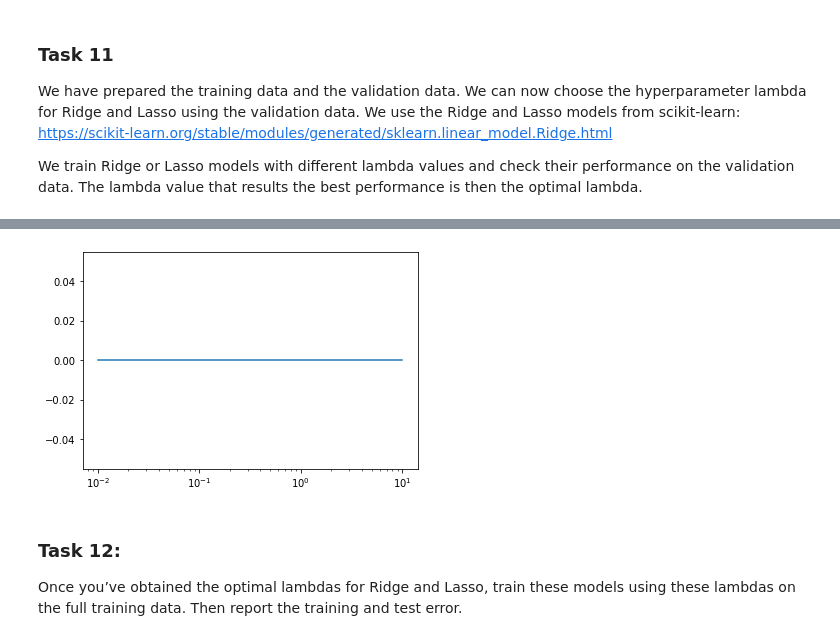
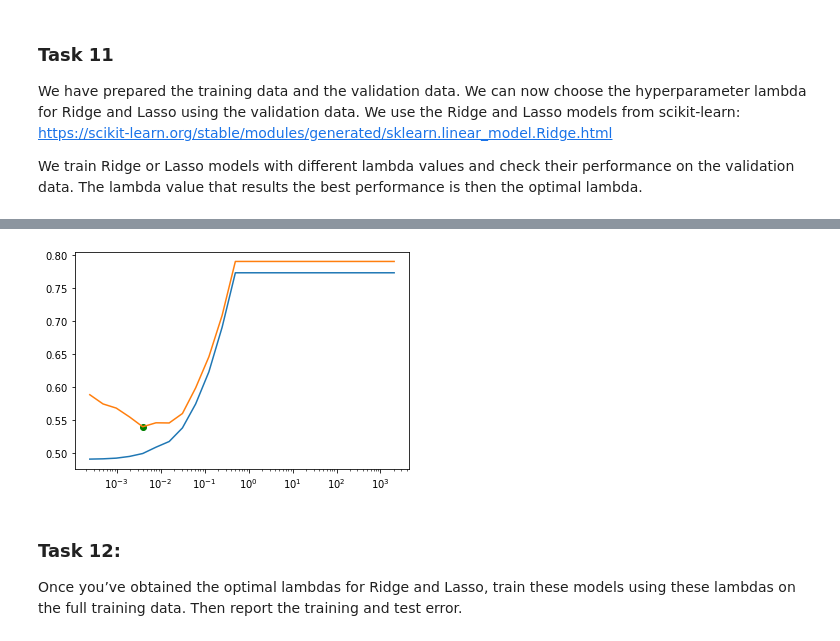
Before and after one commit to sdebon/DS_Test, a Jupyter notebook: Practical1_skeleton.ipynb, the cells around one changed output, grey strips where cells are left out. Saved outputs shown, nothing was run; the diff lists cells and outputs as text; code cells hidden in the pictures.

```diff
--- a/Practical1_skeleton.ipynb
+++ b/Practical1_skeleton.ipynb
@@ -340,7 +348,7 @@ def linear_model_predictor(X, w):
     ###################################################
     ##### YOUR CODE STARTS HERE #######################
     ###################################################
-    return 0
+    return np.dot(X,w)
     ###################################################
     ##### YOUR CODE ENDS HERE #########################
     ###################################################
@@ -409,7 +427,7 @@ TRAINING_SIZE_MAX = 601
 TRAINING_SIZE_MIN = 20
 
 # compute the MSE over data with sizes from TRAINING_SIZE_MIN to TRAINING_SIZE_MAX with increasing step 20
-for train_size in range(TRAINING_SIZE_MIN, TRAINING_SIZE_MAX, 20):
+for train_size in range(TRAINING_SIZE_MIN, TRAINING_SIZE_MAX, 10):
     # TODO:
     #   1. use the first train_size data records from the X_train and y_train as the training data
     #   2. train and compute the MSE on both training and test data using the train_and_test function
@@ -419,9 +437,11 @@ for train_size in range(TRAINING_SIZE_MIN, TRAINING_SIZE_MAX, 20):
     ###################################################
     ##### YOUR CODE STARTS HERE #######################
     ###################################################
-    mse_train = 0
-    mse_test = 0
-
+    X_train = X[:train_size] # the first training_size records
+    y_train = y[:train_size]
+    X_test = X[train_size:] # the last test_size records
+    y_test = y[train_size:]
+    mse_train, mse_test = train_and_test(X_train, y_train, X_test, y_test)
     mse_train_v.append(mse_train)
     mse_test_v.append(mse_test)
     ###################################################
@@ -430,9 +450,10 @@ for train_size in range(TRAINING_SIZE_MIN, TRAINING_SIZE_MAX, 20):
 
 
 # The below code generates the learning curves plot
+print('mse_train %.4f' % mse_train,'mse_test %.4f' % mse_test)
 plt.figure(2)
-plt.plot(np.arange(TRAINING_SIZE_MIN, TRAINING_SIZE_MAX, 20), mse_train_v, 'r--', label="Training Error")
-plt.plot(np.arange(TRAINING_SIZE_MIN, TRAINING_SIZE_MAX, 20), mse_test_v, 'b-', label="Test Error")
+plt.plot(np.arange(TRAINING_SIZE_MIN, TRAINING_SIZE_MAX, 10), mse_train_v, 'r--', label="Training Error")
+plt.plot(np.arange(TRAINING_SIZE_MIN, TRAINING_SIZE_MAX, 10), mse_test_v, 'b-', label="Test Error")
 plt.xlabel('Dataset Size')
 plt.ylabel('Mean Squared Error')
 plt.show()
@@ -478,7 +500,8 @@ def expand_basis(X, degree):
     ##### YOUR CODE STARTS HERE #######################
     ###################################################
     # Hints: use the function PolynomialFeatures
-    return X
+    polynomial = PolynomialFeatures(degree)
+    return polynomial.fit_transform(X)
     ###################################################
     ##### YOUR CODE ENDS HERE #########################
     ###################################################
@@ -557,8 +582,33 @@ The lambda value that results the best performance is then the optimal lambda.
 # We use is_ridge to indicate which the model is considered.
 # lamda is called alpha in documentation
 # is_ridge = True indicates Ridge while is_ridge = False indicates Lasso
+def calculate_mse(X_train, y_train, X_test, y_test, lam, is_ridge: bool):
+    if (is_ridge):
+        Algo = Ridge
+    else:
+        Algo = Lasso
+
+    clf = Algo(lam)
+    clf.fit(X_train, y_train)
+
+    y_predicted = clf.predict(X_test)
+
+    difference = np.subtract(y_predicted, y_test)
+    squared_difference = np.square(difference)
+    mse_test = np.mean(squared_difference)
+
+    y_train_predicted = clf.predict(X_train)
+
+    difference = np.subtract(y_train_predicted, y_train)
+    squared_difference = np.square(difference)
+    mse_train = np.mean(squared_difference)
+
+    return mse_train, mse_test
+
+
 def choose_hyper_param(X_train_n, y_train_n, X_train_v, y_train_v, is_ridge: bool):
     mse_arr = []
+    mse_arr_v = []
     lam_arr = []
 
     # Try lambda values from 10^-4 to 10^2.
@@ -568,28 +618,58 @@ def choose_hyper_param(X_train_n, y_train_n, X_train_v, y_train_v, is_ridge: boo
     ###################################################
     ##### YOUR CODE STARTS HERE #######################
     ###################################################
-    for pow_lam in range(-4, 2):
-        lam = 10 ** pow_lam
-        mse = 0 # compute the mse for this lam
+    if (is_ridge):
+        Algo = Ridge
+    else:
+        Algo = Lasso
+
+    for pow_lam in range(-12,12):
+        lam = 2 ** pow_lam
+        clf = Algo(lam)
+        clf.fit(X_train_n, y_train_n)
+        y_hat = clf.predict(X_train_n)
+
+        difference = np.subtract(y_hat, y_train_n)
+        squared_difference = np.square(difference)
+        mse = np.mean(squared_difference)
+
+        y_hat_v = clf.predict(X_train_v)
+
+        difference = np.subtract(y_hat_v, y_train_v)
+        squared_difference = np.square(difference)
+        mse_v = np.mean(squared_difference)
+
         mse_arr.append(mse)
+        mse_arr_v.append(mse_v)
         lam_arr.append(lam)
+
+        minimal_index = 0
+        for i in range(len(mse_arr_v)):
+            if (mse_arr_v[i]<mse_arr_v[minimal_index]):
+                minimal_index = i
+            else:
+                pass
+
     ###################################################
     ##### YOUR CODE ENDS HERE #########################
     ###################################################
 
 
     # get the index of the lambda value that has the minimal use
-    lambda_idx_min = np.argmin(np.array(mse_arr))
+    lambda_idx_min = np.argmin(np.array(mse_arr_v))
 
     # plot of the lambda values and their mse
     plt.figure()
+    plt.plot(lam_arr[lambda_idx_min],mse_arr_v[lambda_idx_min], 'go--')
     plt.semilogx(lam_arr, mse_arr)
+    plt.semilogx(lam_arr, mse_arr_v)
 
     # return the optimal lambda value
     return lam_arr[lambda_idx_min]
 
 # call the function to choose the lambda for Ridge and Lasso
 lam_ridge = choose_hyper_param(X_train_n, y_train_n, X_train_v, y_train_v, True)
+print('x')
 lam_lasso = choose_hyper_param(X_train_n, y_train_n, X_train_v, y_train_v, False)
 
 print("Ridge lambda:", lam_ridge)
@@ -601,4 +682,4 @@ Lasso lambda: 0.01
-[figure, old version]
+[figure, new version]
 # %% [markdown]
 ### **Task 12**:
 Once you’ve obtained the optimal lambdas for Ridge and Lasso, train these models using these lambdas on the full training data. Then report
```
Also changed, not shown: parts of 10 cells of this notebook, 1 other file.
